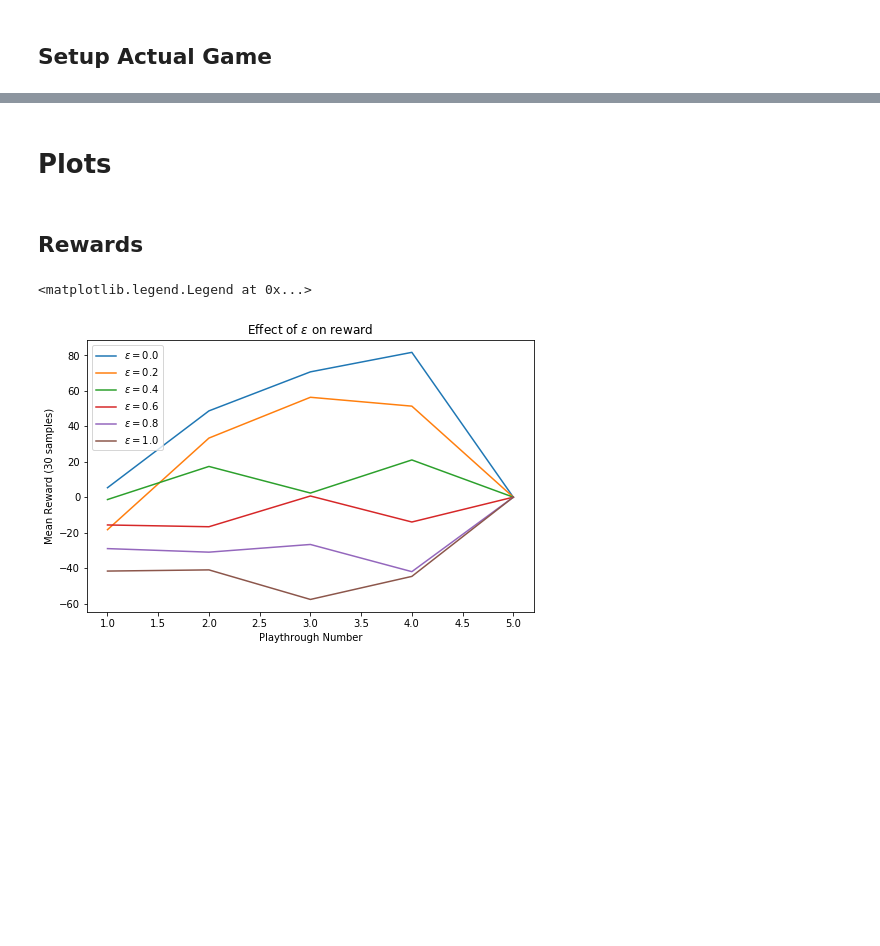
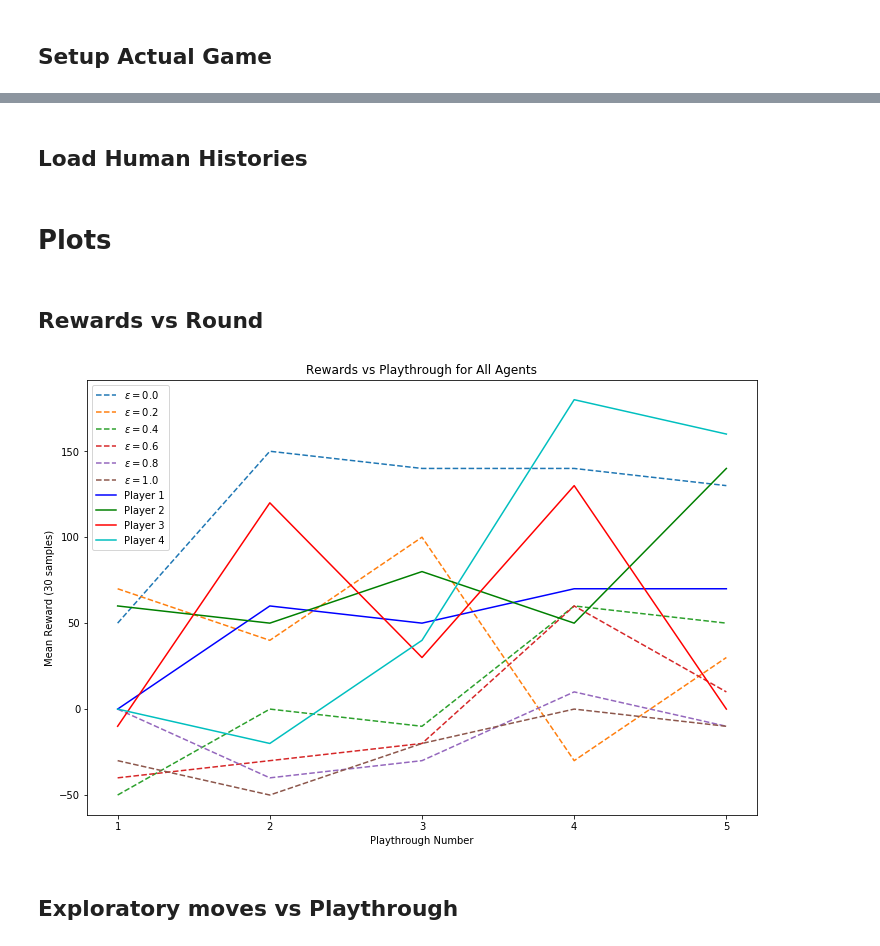
Before and after one commit to Yustynn/decision-theory-rl-and-data-analysis, a Jupyter notebook: RL.ipynb, the cells around one changed output, grey strips where cells are left out. Saved outputs shown, nothing was run; the diff lists cells and outputs as text; code cells hidden in the pictures; blank space fills up the shorter version.

Commit message:
Add plots, use single samples for epsilon greedy agents

```diff
--- a/RL.ipynb
+++ b/RL.ipynb
@@ -372,6 +380,8 @@ class History:
         self.curr_playthrough.append(move)
 
     def start_new_playthrough(self):
+        if len(self.playthroughs) >= NUM_PLAYTHROUGHS:
+            return
         self.curr_playthrough: List[Move] = []
         self.playthroughs.append(self.curr_playthrough)
 
@@ -387,7 +397,7 @@ class History:
         return rewards
 
     @property
-    def num_explorative_moves(self) -> int:
+    def num_exploratory_moves(self) -> int:
         return [
             sum([not is_greedy for _, _, is_greedy in playthrough])
             for playthrough in self.playthroughs
@@ -412,8 +422,10 @@ class History:
         prev_pos = None
 
         encounters_by_cell_pos = {}
+        num_new_moves_by_playthrough = []
         for raw_playthrough in data:
             playthrough = []
+            num_new_moves = 0
             for i, j, seen in raw_playthrough['history']:
                 pos = Position((i, j))
                 encounter = SEEN_TO_ENCOUNTER[seen]
@@ -431,6 +443,7 @@ class History:
 
                 if pos not in encounters_by_cell_pos:
                     encounters_by_cell_pos[pos] = []
+                    num_new_moves += 1
 
                 encounters_by_cell_pos[pos].append(encounter)
                 playthrough.append(Move(
@@ -438,9 +451,11 @@ class History:
                 ))
 
             playthroughs.append(playthrough)
+            num_new_moves_by_playthrough.append(num_new_moves)
             prev_pos = pos
 
         history = History()
+        history.num_new_moves = num_new_moves_by_playthrough
         history.playthroughs = playthroughs
 
         return history
@@ -449,4 +461,0 @@ from pprint import pprint
-# %%
-for i in range(len(human_data)):
-    print(History.from_human_data(human_data[i]).num_explorative_moves)
-    pprint(Counter([p for p, _, _ in History.from_human_data(human_data[i]).playthroughs[0]]))
@@ -711,7 +672,11 @@ Done with run 30/30 for epsilon 1.0
+# %% [markdown]
+## Load Human Histories
+# %%
+human_histories = [History.from_human_data(data) for data in human_data]
 # %% [markdown]
 # Plots
 # %% [markdown]
-## Rewards
+## Rewards vs Round
 # %%
 mean_rewards_by_epsilon = {}
 for epsilon, histories in histories_by_epsilon.items():
@@ -720,15 +685,32 @@ for epsilon, histories in histories_by_epsilon.items():
         axis=0
     )
 # %%
-fig, ax = plt.subplots(figsize=(8, 5))
-for epsilon, mean_rewards in mean_rewards_by_epsilon.items():
-    ax.plot(range(1, NUM_PLAYTHROUGHS + 1), mean_rewards, label=r'$\varepsilon =$' + f'{epsilon:.1f}')
+fig, ax = plt.subplots(figsize=(12, 8))
+for epsilon, history in single_histories_by_epsilon.items():
+    mean_rewards = history.rewards
+    ax.plot(
+        range(1, NUM_PLAYTHROUGHS + 1),
+        mean_rewards,
+        label=r'$\varepsilon =$' + f'{epsilon:.1f}',
+        linestyle='--'
+    )
+
+for i, history in enumerate(human_histories):
+    ax.plot(
+        range(1, NUM_PLAYTHROUGHS + 1),
+        history.rewards[:5],
+        label=f'Player {i + 1}',
+        c=PLAYER_ID_TO_COLOR[i]
+    )
 
 
 ax.set_xlabel('Playthrough Number')
 ax.set_ylabel('Mean Reward (30 samples)')
-ax.set_title('Effect of ' r'$\varepsilon$' ' on reward')
+ax.set_title('Rewards vs Playthrough for All Agents')
+
+ax.set_xticks(range(1, NUM_PLAYTHROUGHS + 1))
 ax.legend()
+
+fig.savefig('img/rewards-vs-playthrough.png', dpi=300)
 # %% [output]
-<matplotlib.legend.Legend at 0x...>
-[figure, old version]
+[figure, new version]
@@ -745,0 +717,2 @@ plt.plot(range(len(runs)), runs)
+# %% [markdown]
+## Exploratory moves vs Playthrough
```
Also changed, not shown: parts of 23 cells of this notebook, 6 other files.
